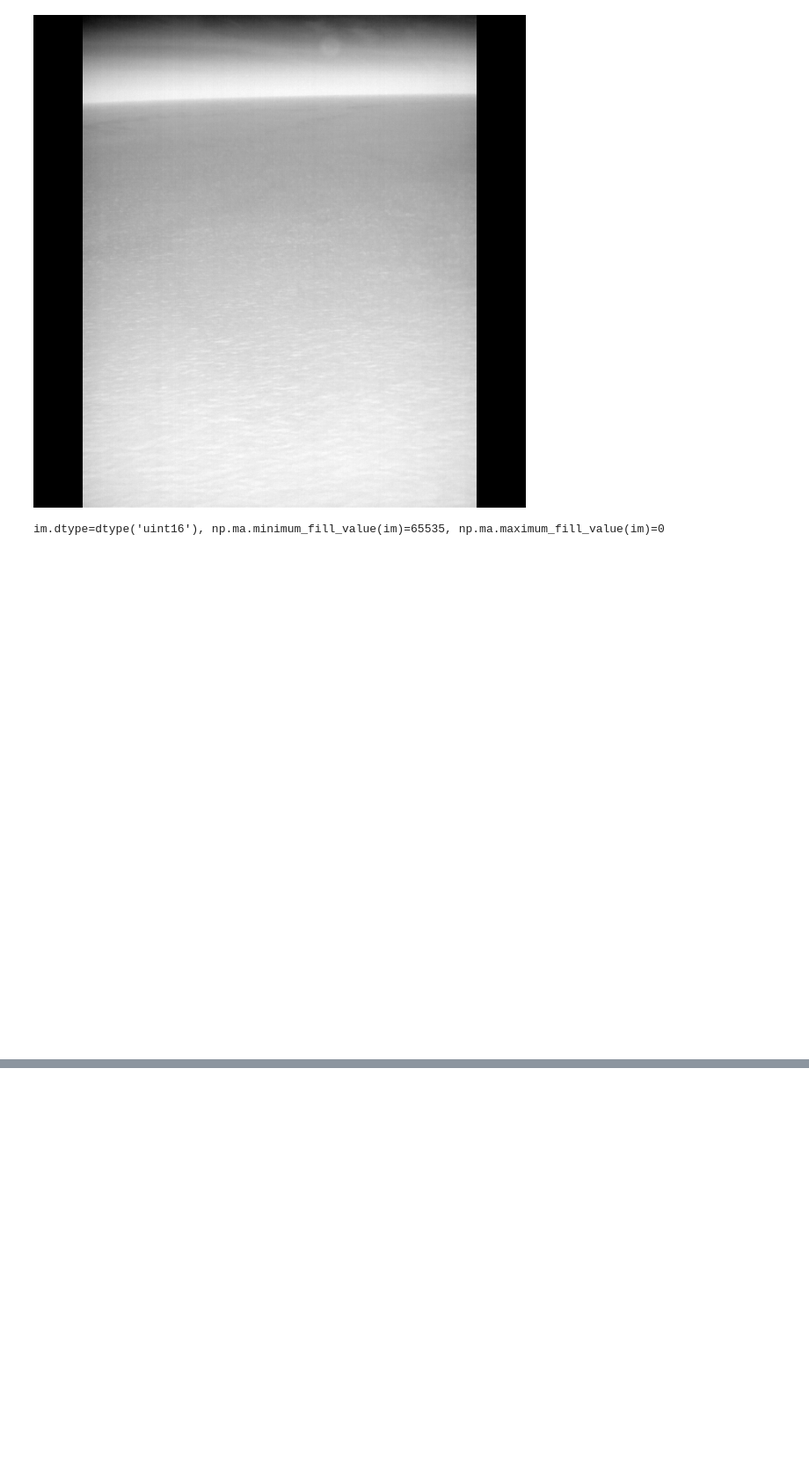
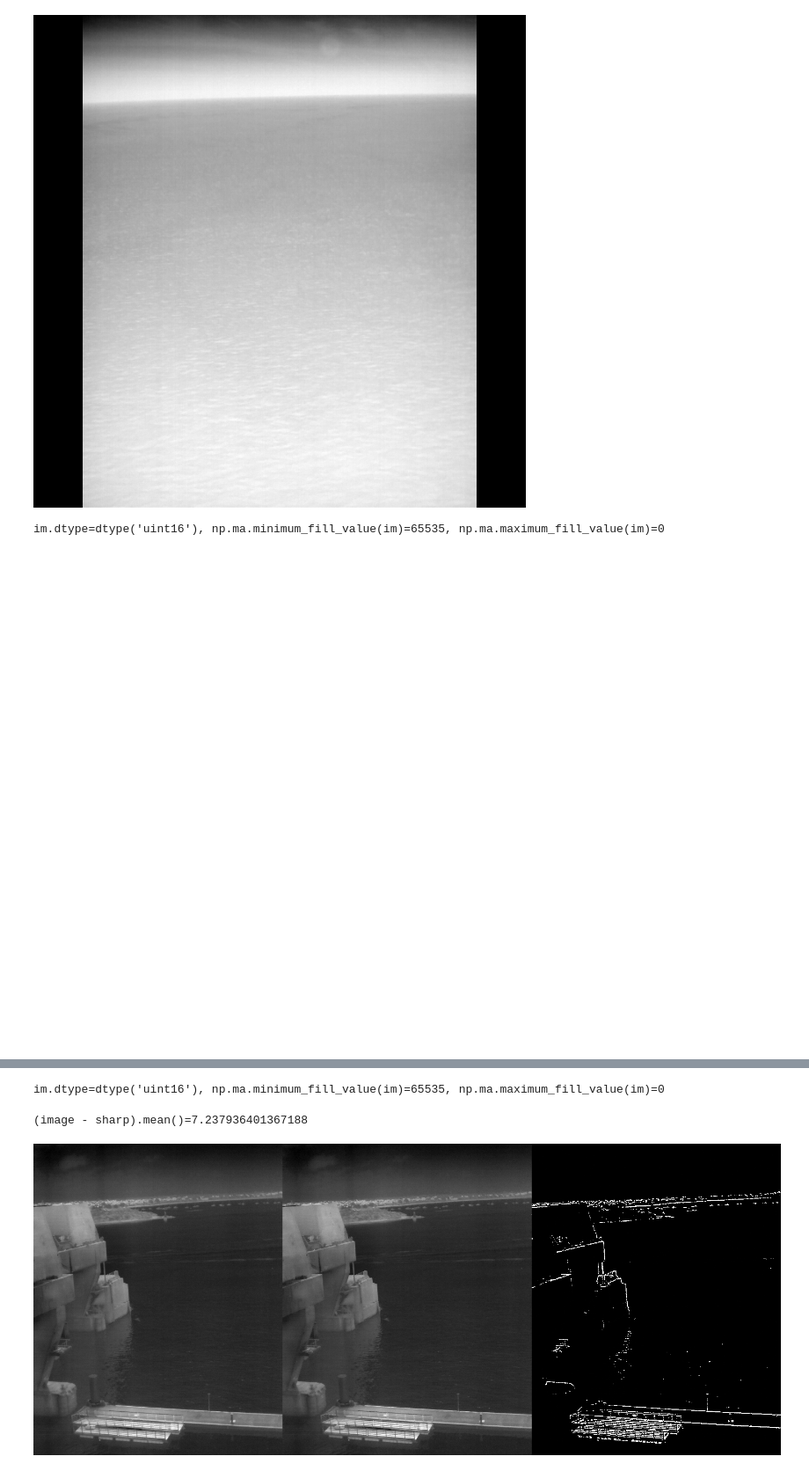
Before and after one commit to BSB-Group/yolov5, a Jupyter notebook: notebooks/dataloader_examples.ipynb, the cells around one changed output, grey strips where cells are left out. Shown at 88% size. Saved outputs shown, nothing was run; the diff lists cells and outputs as text; code cells hidden in the pictures; blank space fills up the shorter version.

Commit message:
Modifications to 16-to-8 bit augmentations

```diff
--- a/notebooks/dataloader_examples.ipynb
+++ b/notebooks/dataloader_examples.ipynb
@@ -98,0 +75,51 @@ def vis_16bit(img, pad):
+# %%
+import numpy as np
+import cv2
+
+im_fpath = '/mnt/fiftyoneDB/Database/Image_Data/Thermal_Images_16Bit/Trip_295_Seq_39/23590222_l.png'
+#im_fpath = '/mnt/fiftyoneDB/Database/Image_Data/Thermal_Images_16Bit/Trip_310_Seq_153/23714953_r.png'
+#im_fpath = '/mnt/fiftyoneDB/Database/Image_Data/Thermal_Images_16Bit/Trip_161_NoiseSeq_1/4378236_l.png'
+
+im = cv2.imread(im_fpath, cv2.IMREAD_UNCHANGED)
+print(f"{im.dtype=}, {np.ma.minimum_fill_value(im)=}, {np.ma.maximum_fill_value(im)=}")
+# %% [output]
+im.dtype=dtype('uint16'), np.ma.minimum_fill_value(im)=65535, np.ma.maximum_fill_value(im)=0
+# %%
+import sys
+sys.path.append('..')
+
+from PIL import Image
+import albumentations as A
+from utils.augmentations16 import CLAHE, Clip, NormalizeMinMax
+
+ksize = 7
+sigma = 0.3 * ((ksize-1)*0.5 - 1) + 0.8
+llimit = 15000 / 65535
+ulimit = 28000 / 65535
+
+transform = A.Compose([
+            Clip(p=1.0, lower_limit=(llimit,)*2, upper_limit=(ulimit,)*2),
+            CLAHE(p=1, clip_limit=(4, 4), tile_grid_size=(-1, -1)),
+            NormalizeMinMax(p=1.0),
+            A.ToRGB(p=1.0),
+        ])
+
+image = transform(image=im)['image']
+
+transform = A.Compose([
+            Clip(p=1.0, lower_limit=(llimit,)*2, upper_limit=(ulimit,)*2),
+            CLAHE(p=1, clip_limit=(4, 4), tile_grid_size=(-1, -1)),
+            NormalizeMinMax(p=1.0),
+            A.UnsharpMask(p=1.0, threshold=5), #, blur_limit=(ksize, ksize), alpha=(0.5, 0.5), sigma_limit=(sigma, sigma)),
+            A.ToRGB(p=1.0),
+        ])
+
+sharp = transform(image=im)['image']
+
+images = np.concatenate((image, sharp, image-sharp), axis=1)
+print(f"{(image - sharp).mean()=}")
+
+Image.fromarray(images)
+# %% [output]
+(image - sharp).mean()=7.237936401367188
+[figure, added]
```
Also changed, not shown: parts of 3 cells of this notebook, 4 other files.
